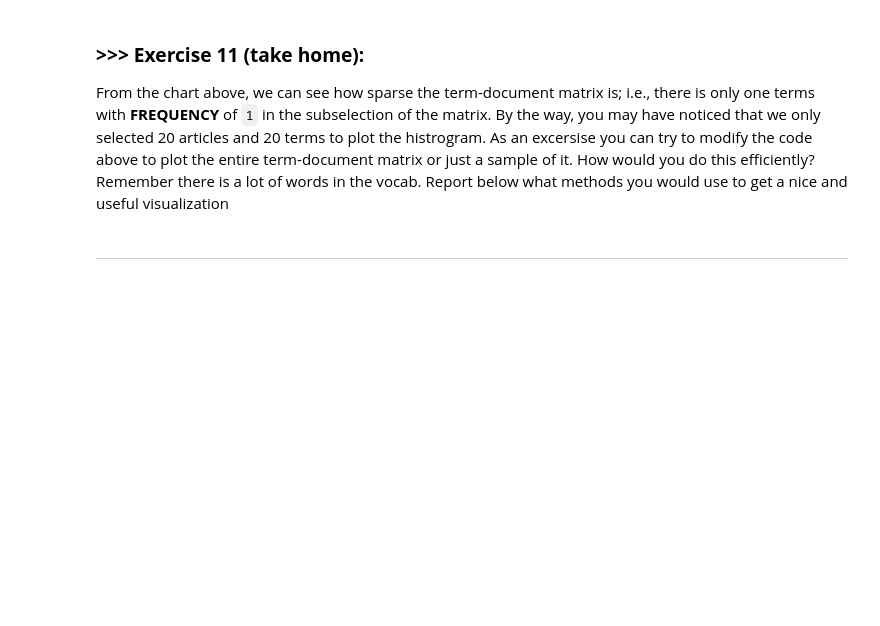
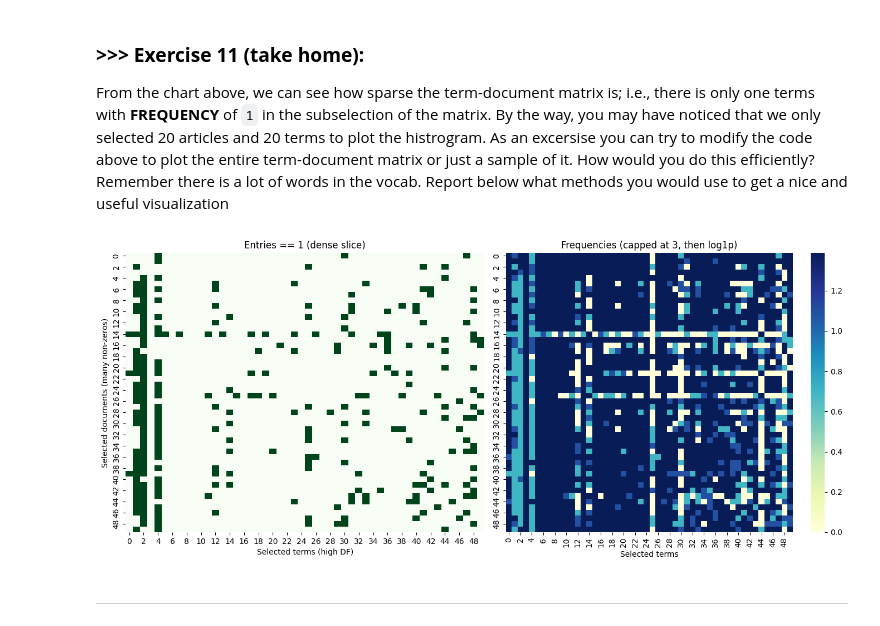
Before and after one commit to lala040221/DM2025-Lab1-Exercise, a Jupyter notebook: DM2025-Lab1-Master.ipynb, the cells around one changed output. Saved outputs shown, nothing was run; the diff lists cells and outputs as text; code cells hidden in the pictures; blank space fills up the shorter version.

```diff
--- a/DM2025-Lab1-Master.ipynb
+++ b/DM2025-Lab1-Master.ipynb
@@ -1341,3 +1348,41 @@ From the chart above, we can see how sparse the term-document matrix is; i.e., t
+# %%
+# Answer here
+K_docs = 50   # 欲顯示的文件數（行）
+L_terms = 50  # 欲顯示的詞數（列）
+rng_seed = 42 # 可改固定亂數種子（若改為隨機挑選時用）
+
+nz = (X_counts > 0).astype(np.int8)
+#這邊的[::-1]分別是[start:stop:step]而step=-1也代表反向走，把所有都反過來
+# axis=1代表是把同個row的然後沿著col方向加起來
+rows_by_nz = np.asarray(nz.sum(axis=1)).ravel().argsort()[::-1]  # 文件：非零多到少
+cols_by_nz = np.asarray(nz.sum(axis=0)).ravel().argsort()[::-1]
+
+r_sel = rows_by_nz[:min(K_docs, X_counts.shape[0])]
+c_sel = cols_by_nz[:min(L_terms, X_counts.shape[1])]
+
+sub = X_counts[r_sel][:, c_sel].toarray()
+eq1 = (sub == 1).astype(int)            # =1 的位置
+sub_clip = np.minimum(sub, 3)           # 截頂，讓 >=3 不至於壓掉 1 與 2
+sub_log  = np.log1p(sub_clip)           # log(1+x) 突顯小頻次
+
+fig, axes = plt.subplots(1, 2, figsize=(14, 6))
+
+# A) 專看 =1 的分布（0/1 兩色）
+sns.heatmap(eq1, cmap="Greens", vmin=0, vmax=1, cbar=False, ax=axes[0])
+axes[0].set_title("Entries == 1 (dense slice)")
+axes[0].set_xlabel("Selected terms (high DF)")
+axes[0].set_ylabel("Selected documents (many non-zeros)")
+
+# B) 頻率圖（截頂 + log），既看得到 1，也保留 >1 的層次
+sns.heatmap(sub_log, cmap="YlGnBu", ax=axes[1])
+axes[1].set_title("Frequencies (capped at 3, then log1p)")
+axes[1].set_xlabel("Selected terms")
+axes[1].set_ylabel("")
+
+plt.tight_layout()
+plt.show()
+# %% [output]
+[figure, added]
 # %% [markdown]
 ---
 # %% [markdown]
```
Also changed, not shown: parts of 17 cells of this notebook.
